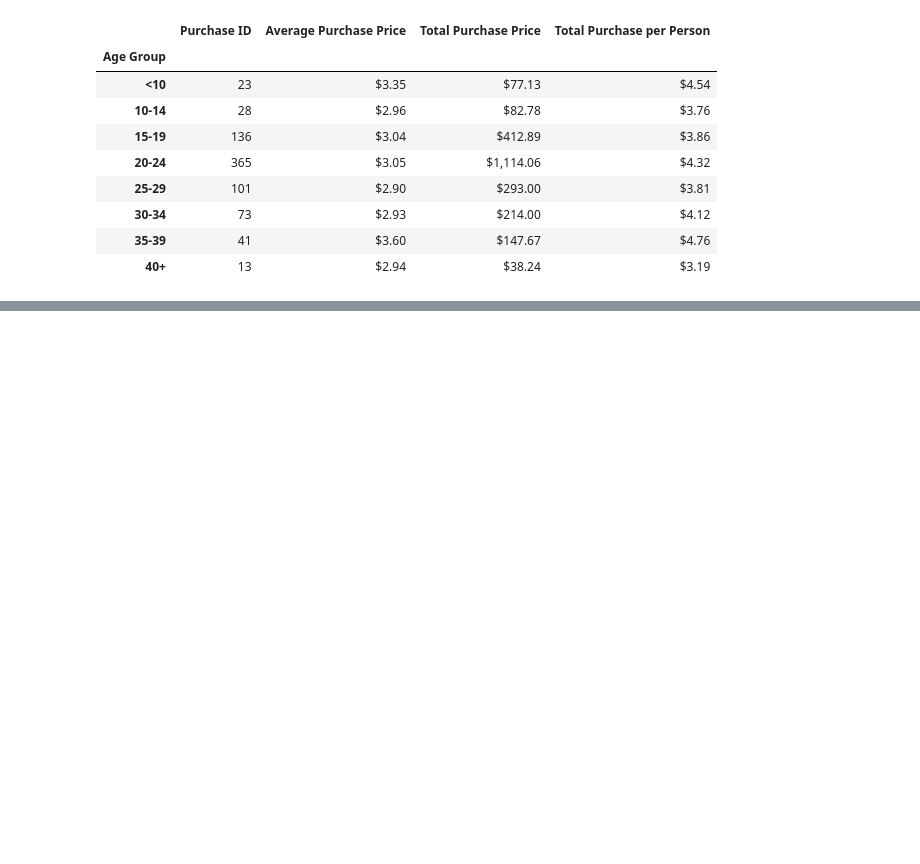
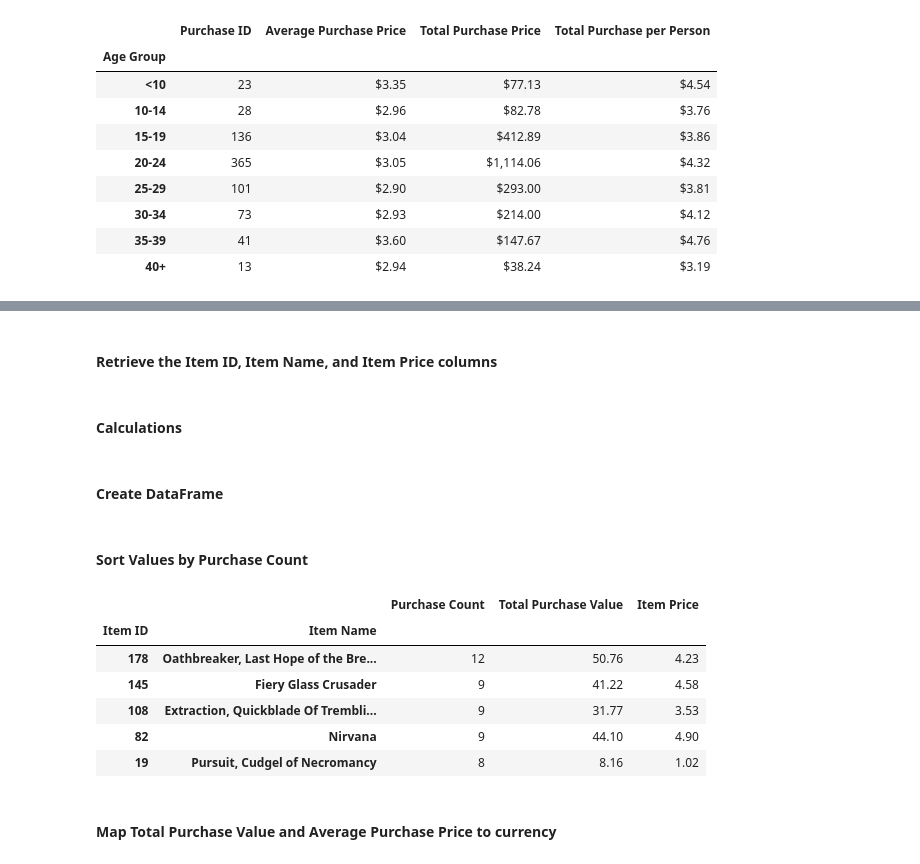
Before and after one commit to Elisu87/pandas-challange, a Jupyter notebook: HeroesOfPymoli/HeroesOfPymoli.ipynb, the cells around one changed output, grey strips where cells are left out. Cells and saved outputs as stored; diff of their text form; code cells hidden in the pictures; blank space fills up the shorter version.

```diff
--- a/HeroesOfPymoli/HeroesOfPymoli.ipynb
+++ b/HeroesOfPymoli/HeroesOfPymoli.ipynb
@@ -489,0 +596,2 @@ reduce_players_df.head()
+# %% [markdown]
+#### Retrieve the Item ID, Item Name, and Item Price columns
@@ -489,0 +600,30 @@ reduce_players_df.head()
+# %% [markdown]
+#### Calculations
+# %%
+## Total Price per id
+id_total= items_pd.groupby(["Item ID", "Item Name"]).sum()["Price"].rename("Total Purchase Value")
+# %%
+## Average Price per id
+id_average= items_pd.groupby(["Item ID", "Item Name"]).mean()["Price"].rename("Item Price")
+# %%
+## Number of purchases  per id
+id_count= items_pd.groupby(["Item ID", "Item Name"]).count()["Price"].rename("Purchase Count")
+# %% [markdown]
+#### Create DataFrame
+# %%
+id_df= pd.DataFrame({"Purchase Count": id_count,"Total Purchase Value":id_total, "Item Price": id_average })
+# %% [markdown]
+#### Sort Values by Purchase Count
+# %%
+sorted_id_df= id_df.sort_values("Purchase Count", ascending= False)
+sorted_id_df.head()
+# %% [output]
+|  |  | Purchase Count | Total Purchase Value | Item Price |
+| Item ID | Item Name |  |  |  |
+| 178 | Oathbreaker, Last Hope of the Bre... | 12 | 50.76 | 4.23 |
+| 145 | Fiery Glass Crusader | 9 | 41.22 | 4.58 |
+| 108 | Extraction, Quickblade Of Trembli... | 9 | 31.77 | 3.53 |
+| 82 | Nirvana | 9 | 44.10 | 4.90 |
+| 19 | Pursuit, Cudgel of Necromancy | 8 | 8.16 | 1.02 |
+# %% [markdown]
+#### Map Total Purchase Value and Average Purchase Price to currency
```
Also changed, not shown: parts of 32 cells of this notebook, 1 other file.
